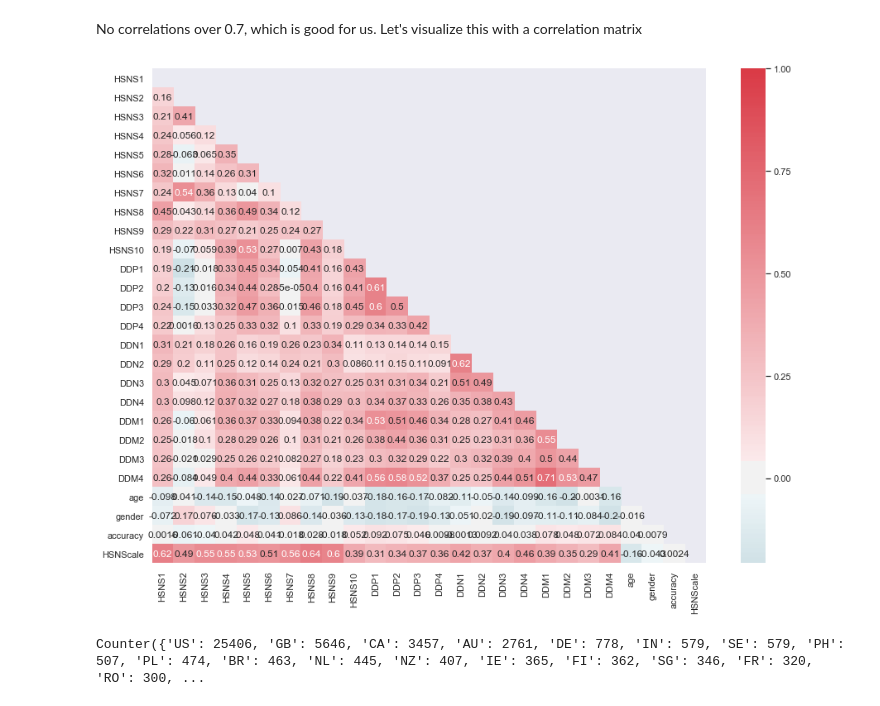
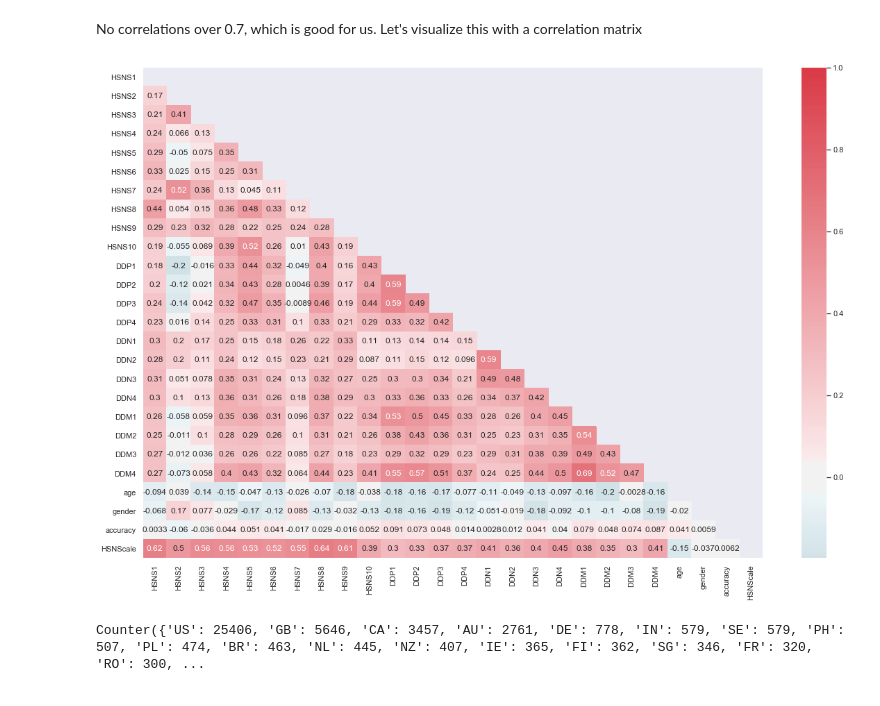
Before and after one commit to pengtianan/final-project, a Jupyter notebook: your-project/Data cleaning.ipynb, the cells around one changed output. Saved outputs shown, nothing was run; the diff lists cells and outputs as text; code cells hidden in the pictures.

```diff
--- a/your-project/Data cleaning.ipynb
+++ b/your-project/Data cleaning.ipynb
@@ -110,0 +115,2 @@ Now lets focus on the tests answers that have 0 values
+# %%
+ds.mask(ds==0).dropna(thresh=26,inplace=True)
@@ -153,3 +163,3 @@ ds_clean.shape
 # %%
 #I've seen that few rows are missing the countrys, let's drop them since there are only 4 and the country is important in our analysis
-ds_clean.dropna(inplace=True)
+ds.dropna(inplace=True)
@@ -160,8 +166,8 @@ See the caveats in the documentation: http://pandas.pydata.org/pandas-docs/stabl
 # %%
-ds_clean.country.unique()
+ds.country.unique()
 #some country labeled A1, A2 should be dropped since they correspond to A1,"Anonymous Proxy" A2,"Satellite Provider"
 # Get names of indexes for which column country has values A1 or A2
-wrongcountry = ds_clean[ (ds_clean['country'] == "A1") | (ds_clean['country']=="A2") ].index
+wrongcountry = ds[ (ds['country'] == "A1") | (ds['country']=="A2") ].index
 
 # Delete these row indexes from dataFrame
-ds_clean.drop(wrongcountry , inplace=True)
+ds.drop(wrongcountry , inplace=True)
@@ -173,4 +174,4 @@ See the caveats in the documentation: http://pandas.pydata.org/pandas-docs/stabl
 # %% [markdown]
 Now that the basic cleaning is performed, let's create a column with the result of the the HSNScale (first test) for all entries
 # %%
-ds_clean["HSNScale"]= round(ds_clean.iloc[:,0:9].sum(axis=1)*2/100,2)
+ds["HSNScale"]= round(ds.iloc[:,0:9].sum(axis=1)*2/100,2)
@@ -202,18 +226,18 @@ No correlations over 0.7, which is good for us. Let's visualize this with a corr
 # %%
 sns.set(color_codes = False)
 
-corr = ds_clean.corr()
+corr = ds.corr()
 
-f, ax = plt.subplots(figsize=(15, 11))
+f, ax = plt.subplots(figsize=(20, 13))
 cmap = sns.diverging_palette(220, 10, as_cmap = True)
 mask = np.triu(np.ones_like(corr, dtype = np.bool))
 sns.heatmap(corr, cmap = cmap,mask=mask, center = 0, annot = True)
 
 plt.show()
 
 #add a size parameter to the plot correlation matrix heatmap when I have time
 # %% [output]
-[figure, old version]
+[figure, new version]
 # %%
 from collections import Counter
 print(Counter(ds_clean.country))
```
Also changed, not shown: parts of 18 cells of this notebook, 2 other files.
